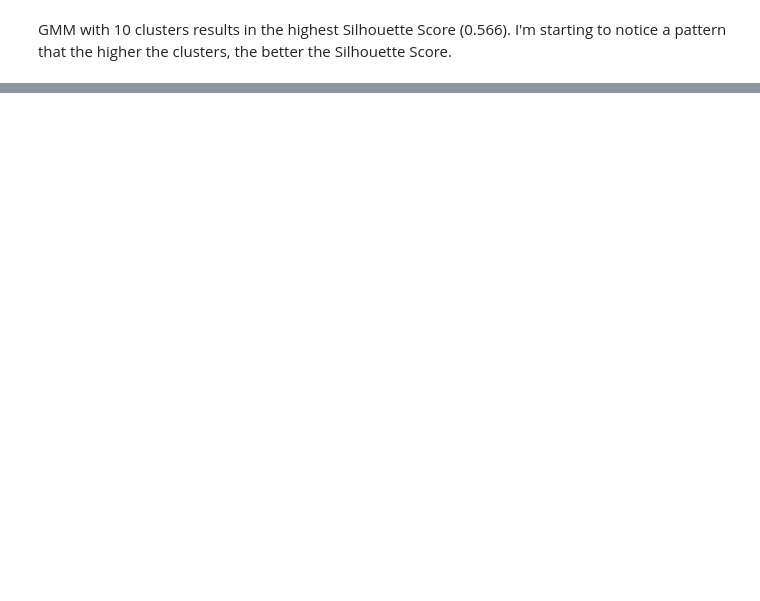
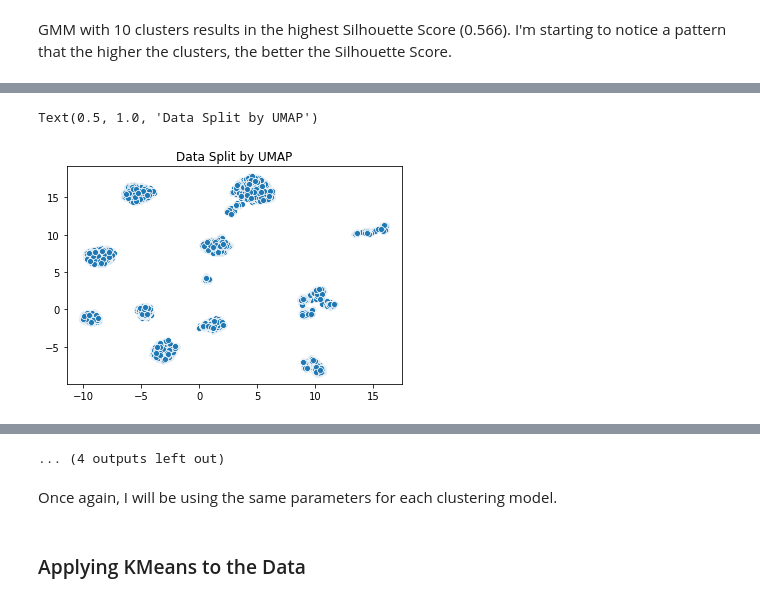
Before and after one commit to jhl126/For-Fun-LoL-Data, a Jupyter notebook: LoL Blue Wins Clustering.ipynb, the cells around one changed output, grey strips where cells are left out. Saved outputs shown, nothing was run; the diff lists cells and outputs as text; code cells hidden in the pictures; blank space fills up the shorter version.

Commit message:
added umap

```diff
--- a/LoL Blue Wins Clustering.ipynb
+++ b/LoL Blue Wins Clustering.ipynb
@@ -878,0 +893,4 @@ plt.show()
+# %%
+# Once again, I am choosing to go with a more global approach. Resulting in a higher n_neighbors
+umap_results = umap.UMAP(n_components=2, n_neighbors=20)
+X_umap = umap_results.fit_transform(X_std)
@@ -878,0 +912,9 @@ plt.show()
+# %%
+# adding a scatterplot to visualize how the data was split using UMAP
+# just eyeballing the plot there appears to be many noticeable clusters.
+# curious to see how each clustering method will split the data.
+sns.scatterplot(X_umap[:, 0], X_umap[:, 1])
+plt.title("Data Split by UMAP")
+# %% [output]
+Text(0.5, 1.0, 'Data Split by UMAP')
+[figure, added]
@@ -878,0 +931,5 @@ plt.show()
+... (4 outputs left out)
+# %% [markdown]
+Once again, I will be using the same parameters for each clustering model.
+# %% [markdown]
+### Applying KMeans to the Data
```
Also changed, not shown: parts of 18 cells of this notebook.
